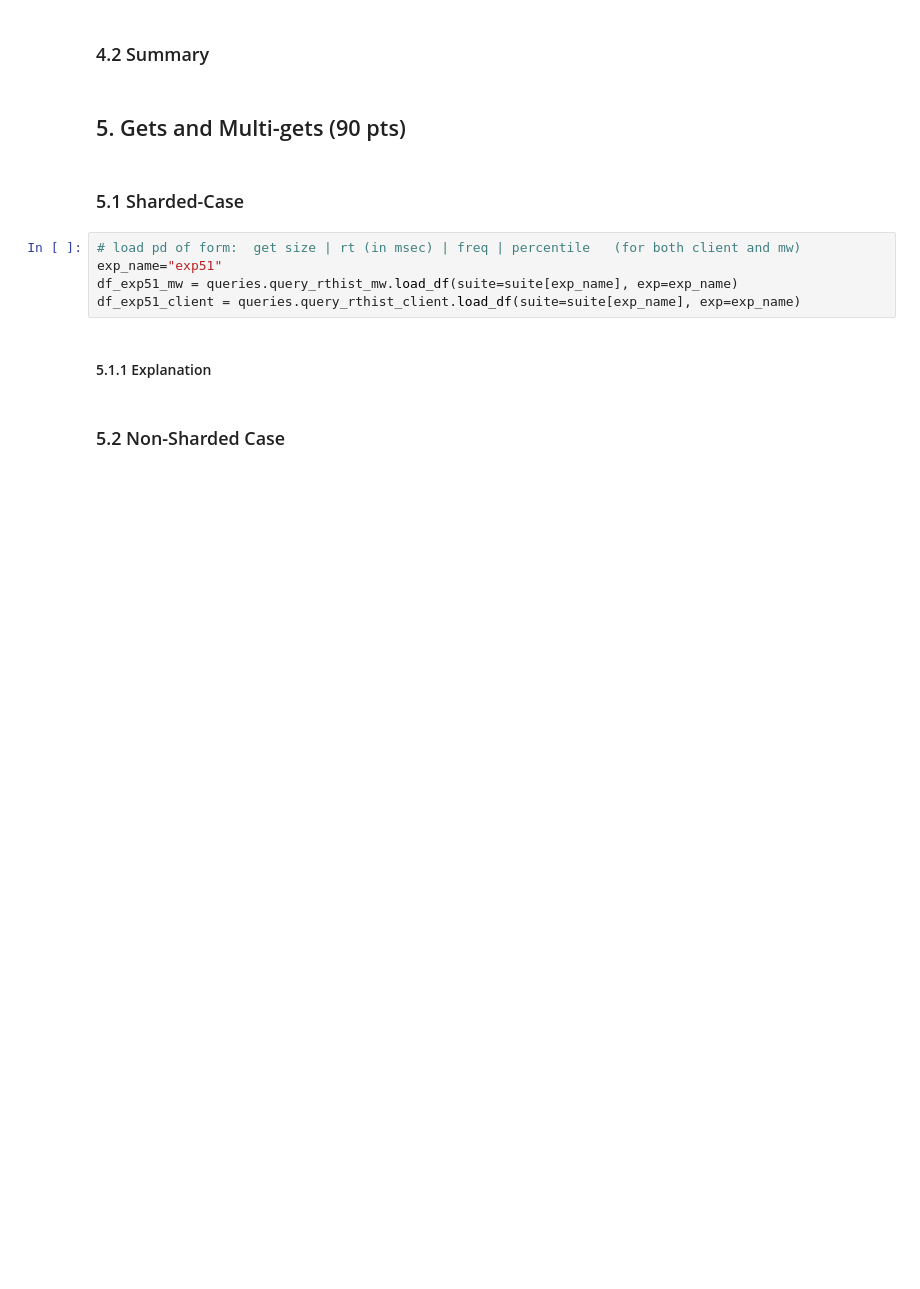
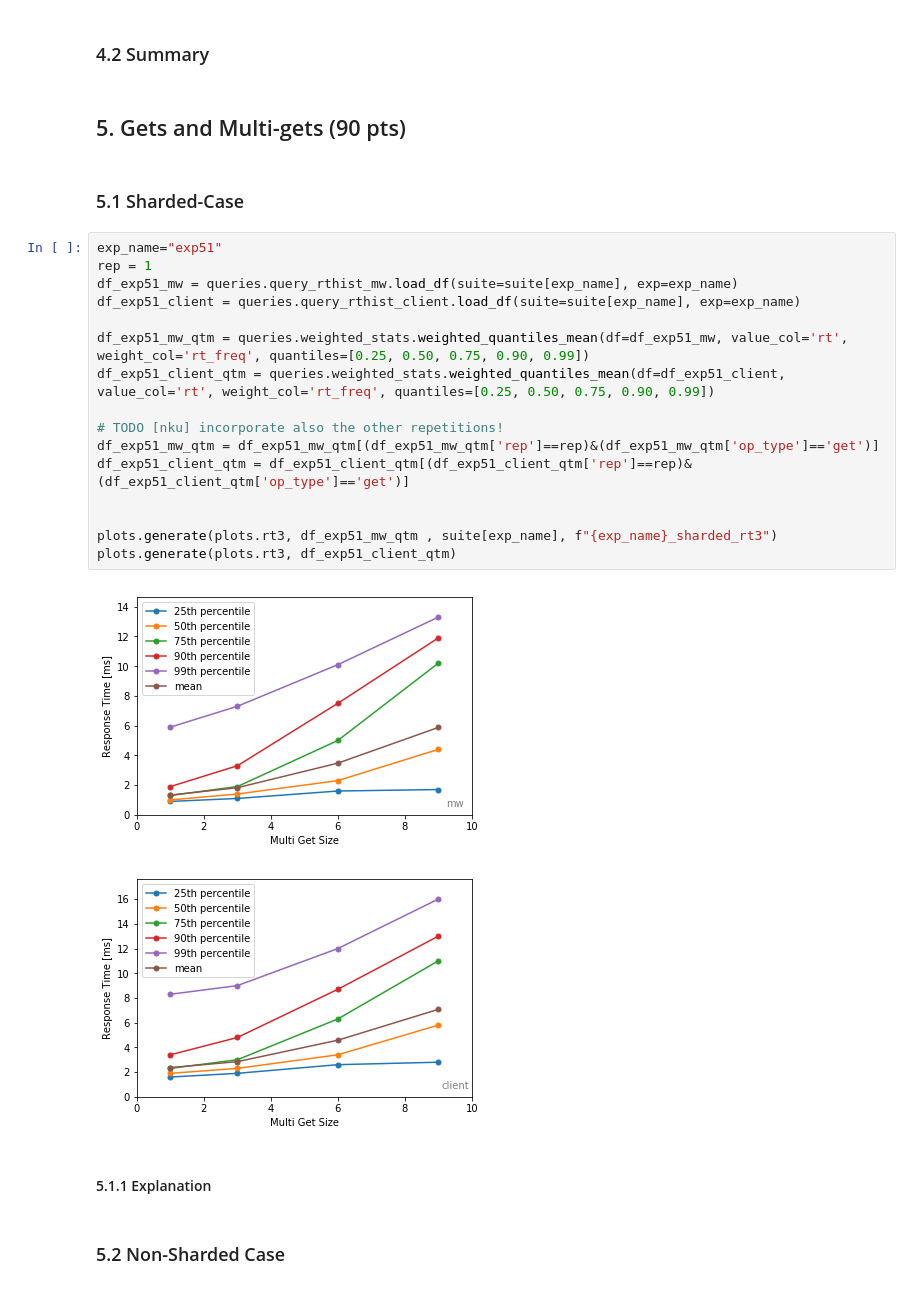
Before and after one commit to nicolas-kuechler/eth-asl-middleware-benchmark-2018, a Jupyter notebook: python/analysis/ASL - Report Notebook.ipynb, the cells around one changed output. Cells and saved outputs as stored; diff of their text form; blank space fills up the shorter version.

Commit message:
add rt quantile analysis

```diff
--- a/python/analysis/ASL - Report Notebook.ipynb
+++ b/python/analysis/ASL - Report Notebook.ipynb
@@ -192,11 +192,25 @@ plots.generate(plots.rt2, df_exp41_client)
 ## 5. Gets and Multi-gets (90 pts)
 # %% [markdown]
 ### 5.1 Sharded-Case
-# %%
-# load pd of form:  get size | rt (in msec) | freq | percentile   (for both client and mw)
-exp_name="exp51"
-df_exp51_mw = queries.query_rthist_mw.load_df(suite=suite[exp_name], exp=exp_name)
-df_exp51_client = queries.query_rthist_client.load_df(suite=suite[exp_name], exp=exp_name)
+# %%
+exp_name="exp51"
+rep = 1
+df_exp51_mw = queries.query_rthist_mw.load_df(suite=suite[exp_name], exp=exp_name)
+df_exp51_client = queries.query_rthist_client.load_df(suite=suite[exp_name], exp=exp_name)
+
+df_exp51_mw_qtm = queries.weighted_stats.weighted_quantiles_mean(df=df_exp51_mw, value_col='rt', weight_col='rt_freq', quantiles=[0.25, 0.50, 0.75, 0.90, 0.99])
+df_exp51_client_qtm = queries.weighted_stats.weighted_quantiles_mean(df=df_exp51_client, value_col='rt', weight_col='rt_freq', quantiles=[0.25, 0.50, 0.75, 0.90, 0.99])
+
+# TODO [nku] incorporate also the other repetitions!
+df_exp51_mw_qtm = df_exp51_mw_qtm[(df_exp51_mw_qtm['rep']==rep)&(df_exp51_mw_qtm['op_type']=='get')]
+df_exp51_client_qtm = df_exp51_client_qtm[(df_exp51_client_qtm['rep']==rep)&(df_exp51_client_qtm['op_type']=='get')]
+
+
+plots.generate(plots.rt3, df_exp51_mw_qtm , suite[exp_name], f"{exp_name}_sharded_rt3")
+plots.generate(plots.rt3, df_exp51_client_qtm)
+# %% [output]
+[figure, added]
+[figure, added]
 # %% [markdown]
 #### 5.1.1 Explanation
 # %% [markdown]
```
Also changed, not shown: parts of 3 cells of this notebook, 2 other files.
